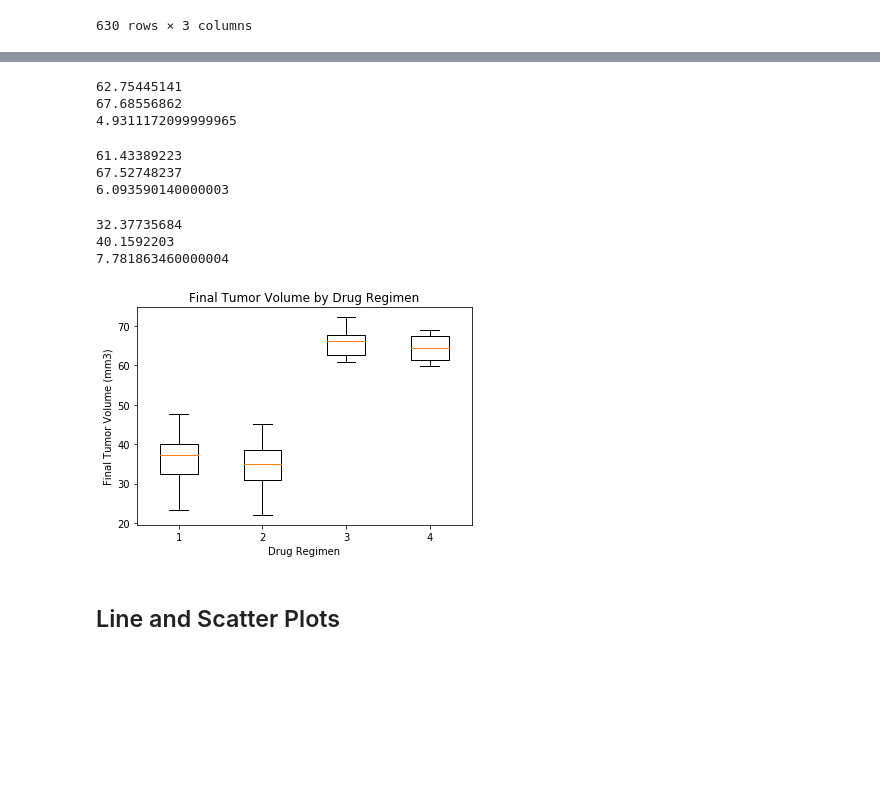
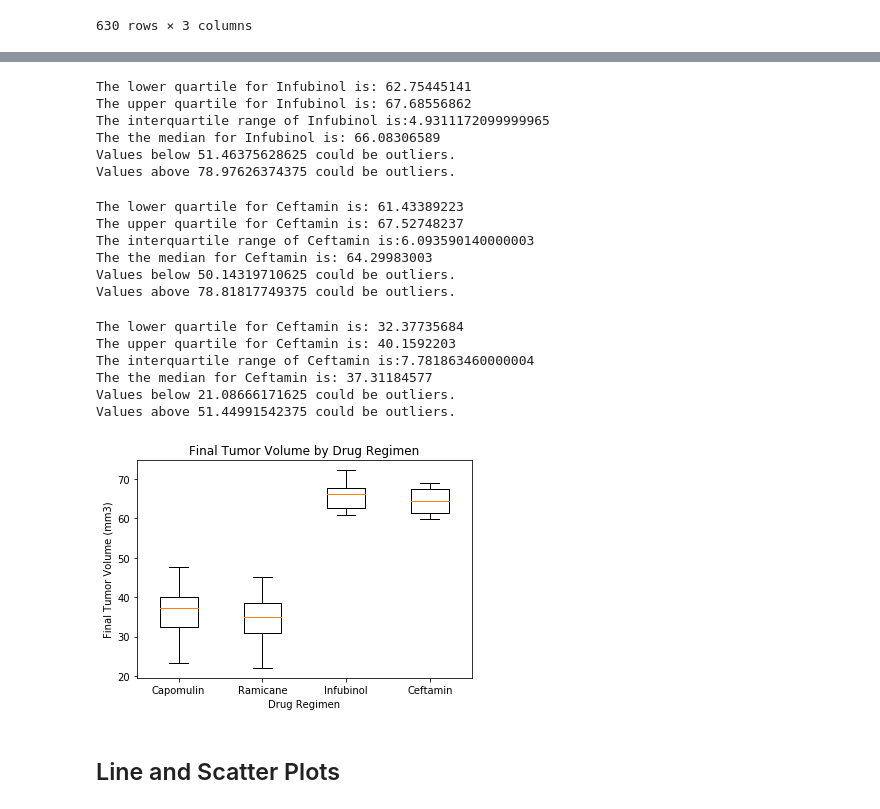
Before and after one commit to manuelamc14/Matploid-challenge, a Jupyter notebook: Pymaceuticals/pymaceuticals_starter.ipynb, the cells around one changed output, grey strips where cells are left out. Drawn from its saved outputs; the diff is of its cells as text; code cells hidden in the pictures; blank space fills up the shorter version.

```diff
--- a/Pymaceuticals/pymaceuticals_starter.ipynb
+++ b/Pymaceuticals/pymaceuticals_starter.ipynb
@@ -273,13 +280,23 @@ quartiles = infubinol_volume.quantile([.25,.5,.75])
 ilowerq = quartiles[0.25]
 iupperq = quartiles[0.75]
 iiqr = iupperq - ilowerq
-print(ilowerq)
-print(iupperq)
-print(iiqr)
+
+print(f"The lower quartile for Infubinol is: {ilowerq}")
+print(f"The upper quartile for Infubinol is: {iupperq}")
+print(f"The interquartile range of Infubinol is:{iiqr}")
+print(f"The the median for Infubinol is: {quartiles[0.5]} ")
+
+lower_bound = ilowerq - (1.5*riqr)
+upper_bound = iupperq + (1.5*riqr)
+print(f"Values below {lower_bound} could be outliers.")
+print(f"Values above {upper_bound} could be outliers.")
 # %% [output]
-62.75445141
-67.68556862
-4.9311172099999965
+The lower quartile for Infubinol is: 62.75445141
+The upper quartile for Infubinol is: 67.68556862
+The interquartile range of Infubinol is:4.9311172099999965
+The the median for Infubinol is: 66.08306589
+Values below 51.46375628625 could be outliers.
+Values above 78.97626374375 could be outliers.
 # %%
 # Ceftamin
 ceftamin_volume = filter_merge_volume['Tumor Volume (mm3)'].loc[(filter_merge_volume["Drug Regimen"] == "Ceftamin")]
@@ -287,13 +304,23 @@ quartiles = ceftamin_volume.quantile([.25,.5,.75])
 clowerq = quartiles[0.25]
 cupperq = quartiles[0.75]
 ciqr = cupperq - clowerq
-print(clowerq)
-print(cupperq)
-print(ciqr)
+
+print(f"The lower quartile for Ceftamin is: {clowerq}")
+print(f"The upper quartile for Ceftamin is: {cupperq}")
+print(f"The interquartile range of Ceftamin is:{ciqr}")
+print(f"The the median for Ceftamin is: {quartiles[0.5]} ")
+
+lower_bound = clowerq - (1.5*riqr)
+upper_bound = cupperq + (1.5*riqr)
+print(f"Values below {lower_bound} could be outliers.")
+print(f"Values above {upper_bound} could be outliers.")
 # %% [output]
-61.43389223
-67.52748237
-6.093590140000003
+The lower quartile for Ceftamin is: 61.43389223
+The upper quartile for Ceftamin is: 67.52748237
+The interquartile range of Ceftamin is:6.093590140000003
+The the median for Ceftamin is: 64.29983003
+Values below 50.14319710625 could be outliers.
+Values above 78.81817749375 could be outliers.
 # %%
 #Capomulin
 
@@ -302,13 +329,22 @@ quartiles = capomulin_volume.quantile([.25,.5,.75])
 calowerq = quartiles[0.25]
 caupperq = quartiles[0.75]
 caiqr = caupperq - calowerq
-print(calowerq)
-print(caupperq)
-print(caiqr)
+print(f"The lower quartile for Ceftamin is: {calowerq}")
+print(f"The upper quartile for Ceftamin is: {caupperq}")
+print(f"The interquartile range of Ceftamin is:{caiqr}")
+print(f"The the median for Ceftamin is: {quartiles[0.5]} ")
+
+lower_bound = calowerq - (1.5*riqr)
+upper_bound = caupperq + (1.5*riqr)
+print(f"Values below {lower_bound} could be outliers.")
+print(f"Values above {upper_bound} could be outliers.")
 # %% [output]
-32.37735684
-40.1592203
-7.781863460000004
+The lower quartile for Ceftamin is: 32.37735684
+The upper quartile for Ceftamin is: 40.1592203
+The interquartile range of Ceftamin is:7.781863460000004
+The the median for Ceftamin is: 37.31184577
+Values below 21.08666171625 could be outliers.
+Values above 51.44991542375 could be outliers.
 # %%
 # Boxplot
 
@@ -325,14 +361,15 @@ final_tumor_volume = [capomulin_list, ramicane_list, infubinol_list, ceftamin_li
 # %%
 # BoxPlot
 
 fig1, ax1 = plt.subplots()
 ax1.set_title('Final Tumor Volume by Drug Regimen')
 ax1.set_ylabel('Final Tumor Volume (mm3)')
 ax1.set_xlabel('Drug Regimen')
 ax1.boxplot(final_tumor_volume)
+plt.xticks([1,2,3,4], ["Capomulin", "Ramicane", "Infubinol", "Ceftamin"])
 plt.show()
 # %% [output]
-[figure, old version]
+[figure, new version]
 # %% [markdown]
 ## Line and Scatter Plots
 # %% [markdown]
```
Also changed, not shown: parts of 13 cells of this notebook.
